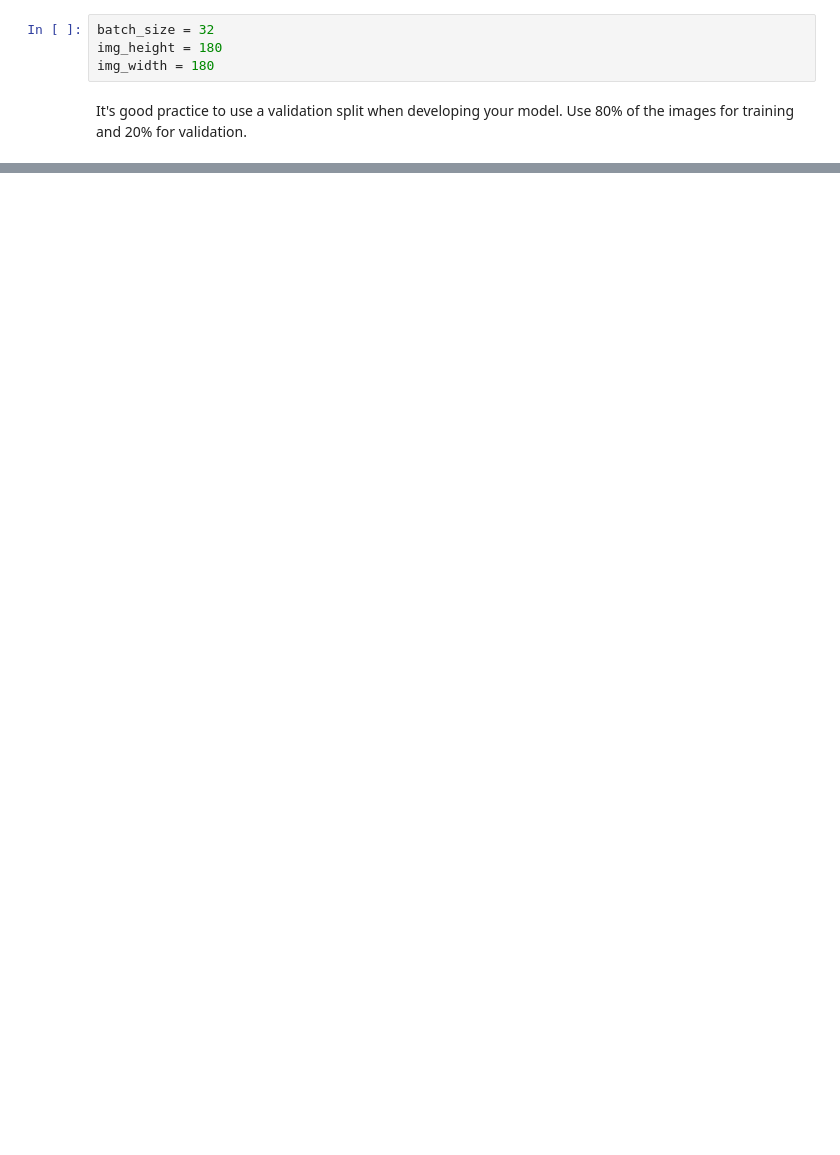
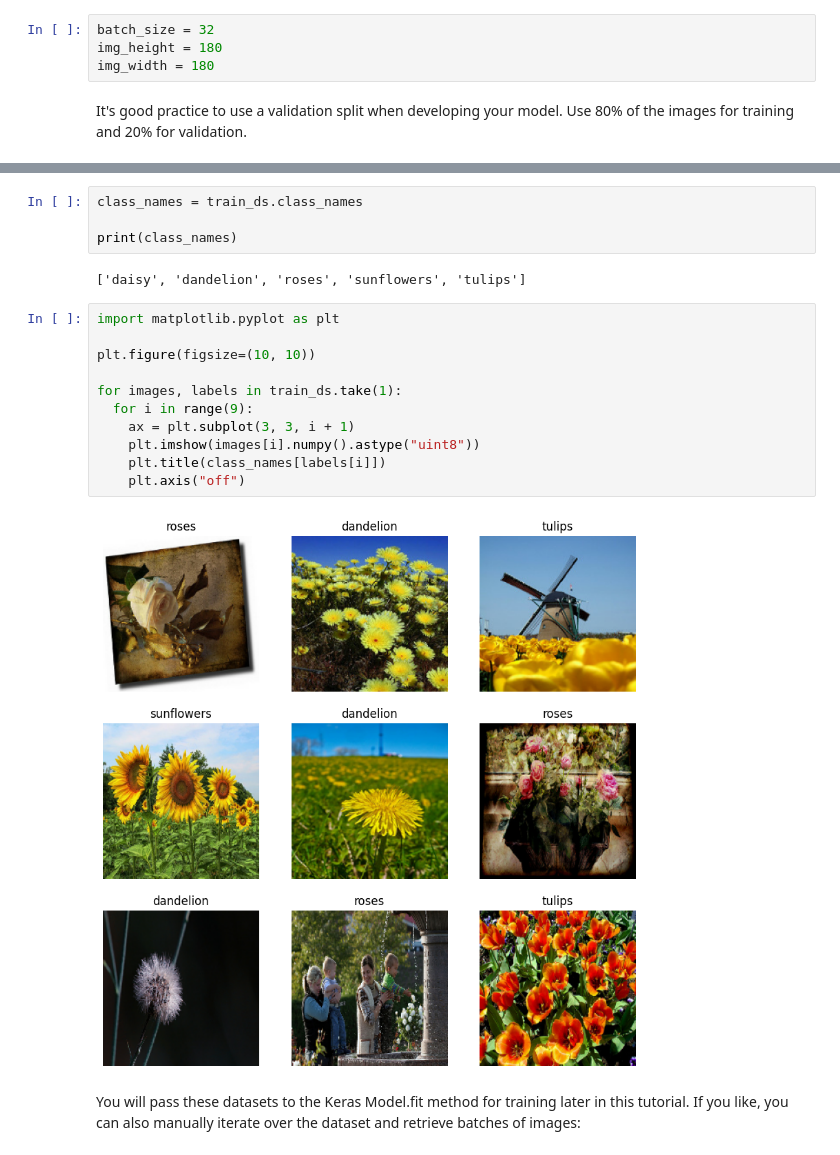
Before and after one commit to plumpNation/tensorflow-experiments, a Jupyter notebook: src/notebooks/1 - Flowers recognition.ipynb, the cells around one changed output, grey strips where cells are left out. Drawn from its saved outputs; the diff is of its cells as text; blank space fills up the shorter version.

```diff
--- a/src/notebooks/1 - Flowers recognition.ipynb
+++ b/src/notebooks/1 - Flowers recognition.ipynb
@@ -62,0 +77,21 @@ Skipping registering GPU devices...
+# %%
+class_names = train_ds.class_names
+
+print(class_names)
+# %% [output]
+['daisy', 'dandelion', 'roses', 'sunflowers', 'tulips']
+# %%
+import matplotlib.pyplot as plt
+
+plt.figure(figsize=(10, 10))
+
+for images, labels in train_ds.take(1):
+  for i in range(9):
+    ax = plt.subplot(3, 3, i + 1)
+    plt.imshow(images[i].numpy().astype("uint8"))
+    plt.title(class_names[labels[i]])
+    plt.axis("off")
+# %% [output]
+[figure, added]
+# %% [markdown]
+You will pass these datasets to the Keras Model.fit method for training later in this tutorial. If you like, you can also manually iterate over the dataset and retrieve batches of images:
```
Also changed, not shown: parts of 20 cells of this notebook.
